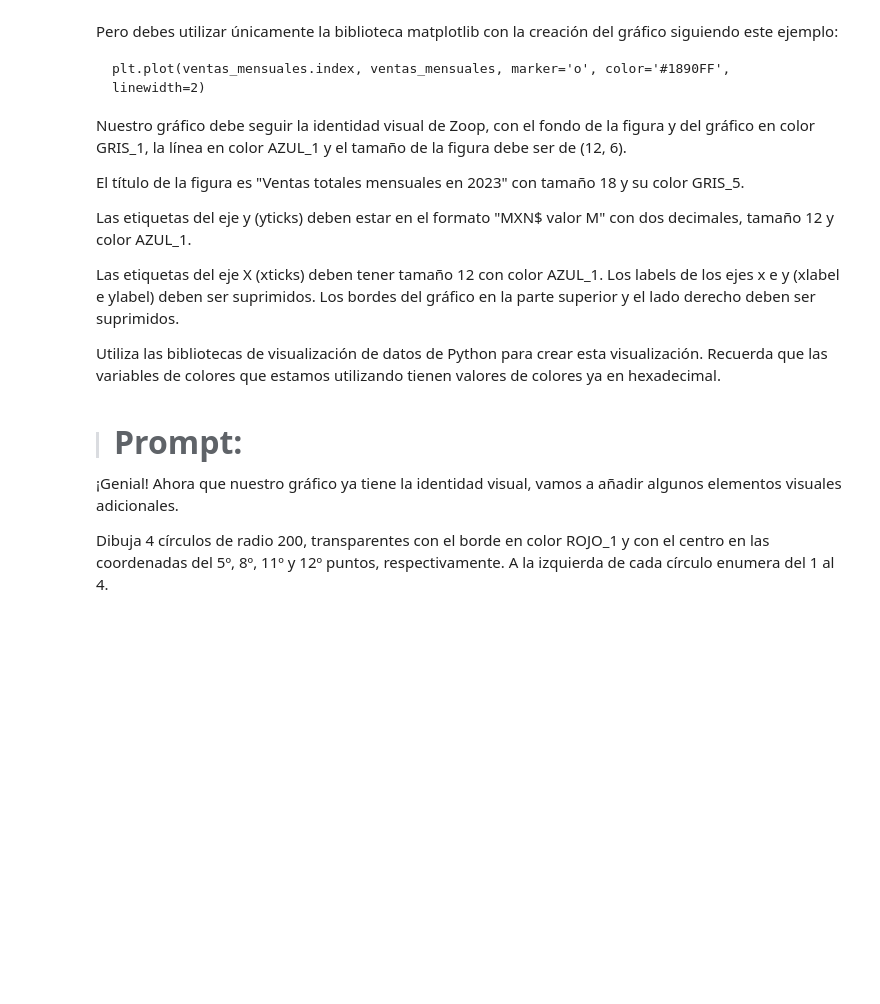
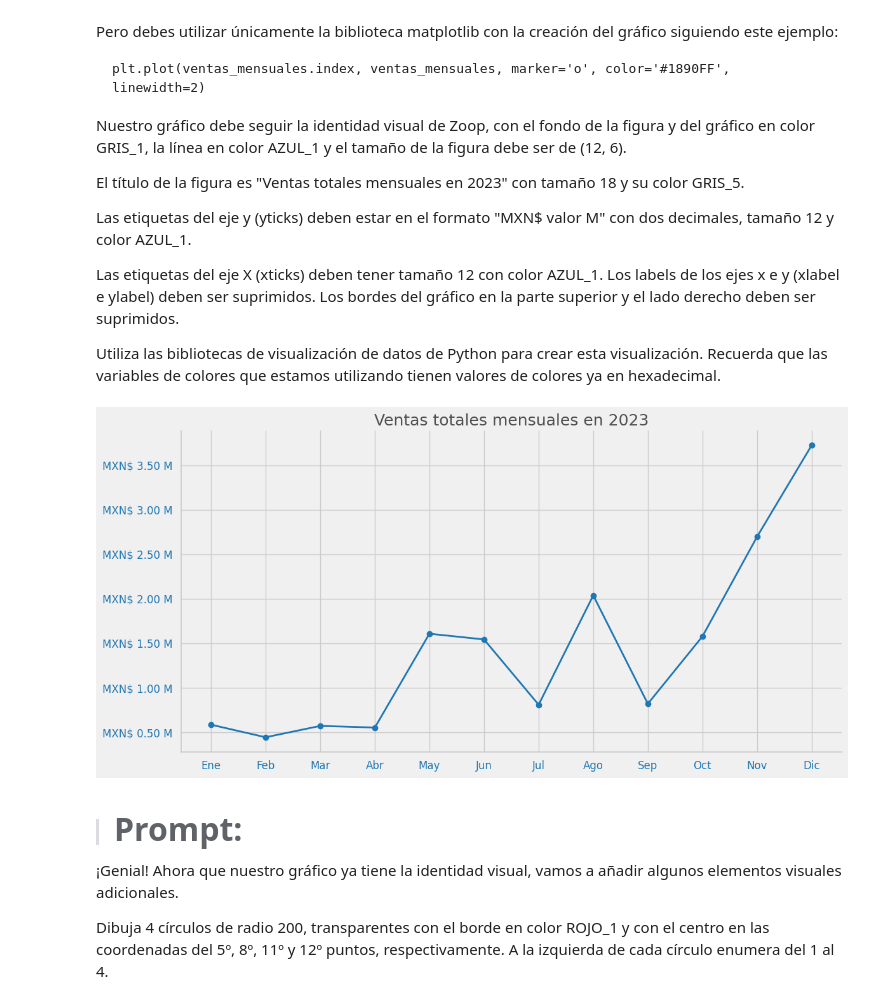
Before and after one commit to Cesar-Curitol/IA_aplicada_a_la_ciencia_de_datos, a Jupyter notebook: IA_aplicada_a_ciencia_de_datos.ipynb, the cells around one changed output. Saved outputs shown, nothing was run; the diff lists cells and outputs as text; code cells hidden in the pictures; blank space fills up the shorter version.

```diff
--- a/IA_aplicada_a_ciencia_de_datos.ipynb
+++ b/IA_aplicada_a_ciencia_de_datos.ipynb
@@ -1269,6 +1388,72 @@ Las etiquetas del eje y (yticks) deben estar en el formato "MXN$ valor M" con do
 Las etiquetas del eje X (xticks) deben tener tamaño 12 con color AZUL_1. Los labels de los ejes x e y (xlabel e ylabel) deben ser suprimidos. Los bordes del gráfico en la parte superior y el lado derecho deben ser suprimidos.
 
 Utiliza las bibliotecas de visualización de datos de Python para crear esta visualización. Recuerda que las variables de colores que estamos utilizando tienen valores de colores ya en hexadecimal.
+# %%
+GRIS_1 = '#f0f0f0'
+GRIS_5 = '#4f4f4f'
+AZUL_1 = '#1f77b4'
+# %%
+meses = {
+    'January': 'Ene',
+    'February': 'Feb',
+    'March': 'Mar',
+    'April': 'Abr',
+    'May': 'May',
+    'June': 'Jun',
+    'July': 'Jul',
+    'August': 'Ago',
+    'September': 'Sep',
+    'October': 'Oct',
+    'November': 'Nov',
+    'December': 'Dic'
+}
+# %%
+import matplotlib.pyplot as plt
+import matplotlib.ticker as mtick
+
+# Preparar datos
+df['mes'] = df['fecha'].dt.strftime('%B')
+ventas_mensuales = df.groupby('mes')['facturacion'].sum().reindex(meses.keys())
+
+# Crear gráfico
+fig, ax = plt.subplots(figsize=(12, 6), facecolor=GRIS_1)
+ax.set_facecolor(GRIS_1)
+
+# Plot de la línea
+ax.plot(
+    list(meses.values()),  # etiquetas traducidas en orden
+    ventas_mensuales.values,
+    marker='o',
+    color=AZUL_1,
+    linewidth=2
+)
+
+# Título
+ax.set_title('Ventas totales mensuales en 2023', fontsize=18, color=GRIS_5)
+
+# Personalización de los ejes
+ax.set_xlabel('')
+ax.set_ylabel('')
+
+# Xticks
+ax.tick_params(axis='x', labelsize=12, colors=AZUL_1)
+
+# Yticks
+ax.tick_params(axis='y', labelsize=12, colors=AZUL_1)
+
+# Formato de valores en eje Y (MXN$ valor M con dos decimales)
+formatter = mtick.FuncFormatter(lambda x, _: f"MXN$ {x/1_000_000:.2f} M")
+ax.yaxis.set_major_formatter(formatter)
+
+# Eliminar bordes superior y derecho
+ax.spines['top'].set_visible(False)
+ax.spines['right'].set_visible(False)
+
+# Ajuste final
+plt.tight_layout()
+plt.show()
+# %% [output]
+[figure, added]
 # %% [markdown]
 > #### <strong><font color="7b71ff" size =6>Prompt:</font></strong>
 
```
Also changed, not shown: parts of 12 cells of this notebook.
